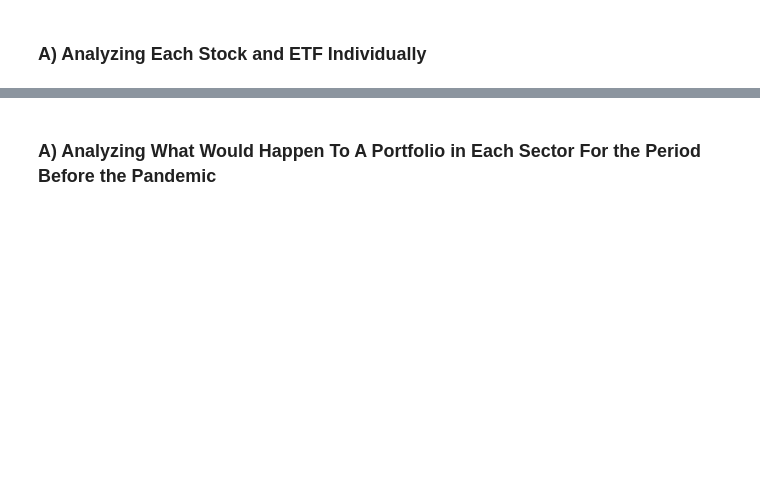
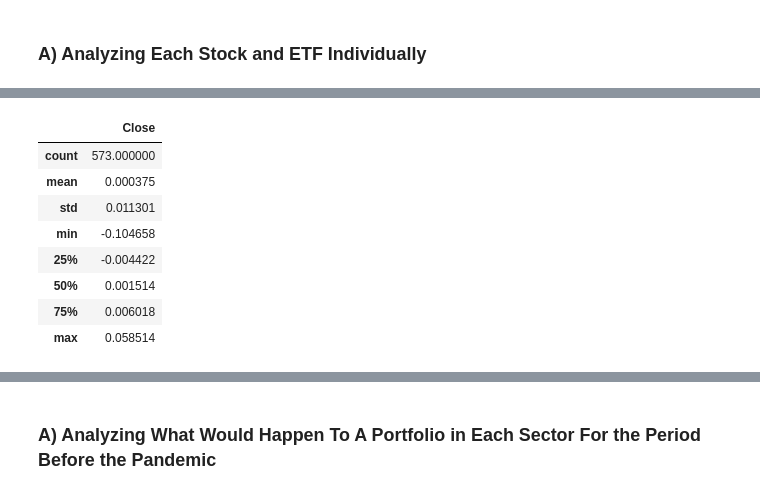
Before and after one commit to jha-ayush/COVID-financial-portfolio-analysis, a Jupyter notebook: prepandemic_financial_portfolio_analyzer.ipynb, the cells around one changed output, grey strips where cells are left out. Drawn from its saved outputs; the diff is of its cells as text; code cells hidden in the pictures; blank space fills up the shorter version.

```diff
--- a/prepandemic_financial_portfolio_analyzer.ipynb
+++ b/prepandemic_financial_portfolio_analyzer.ipynb
@@ -332,0 +373,13 @@ display_html(dfT_style._repr_html_() + dfR_style._repr_html_() + dfE_style._repr
+# %%
+#Summary statistics for RTH using .describe()
+RTH_daily_returns_df.describe()
+# %% [output]
+|  | Close |
+| count | 573.000000 |
+| mean | 0.000375 |
+| std | 0.011301 |
+| min | -0.104658 |
+| 25% | -0.004422 |
+| 50% | 0.001514 |
+| 75% | 0.006018 |
+| max | 0.058514 |
```
Also changed, not shown: parts of 56 cells of this notebook, 1 other file.
